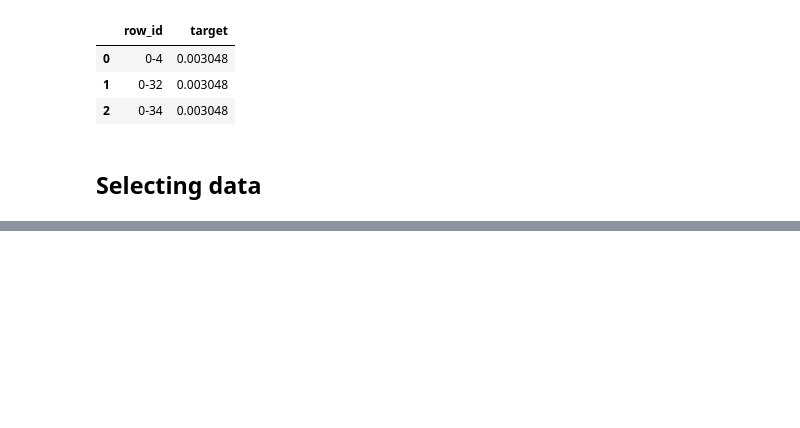
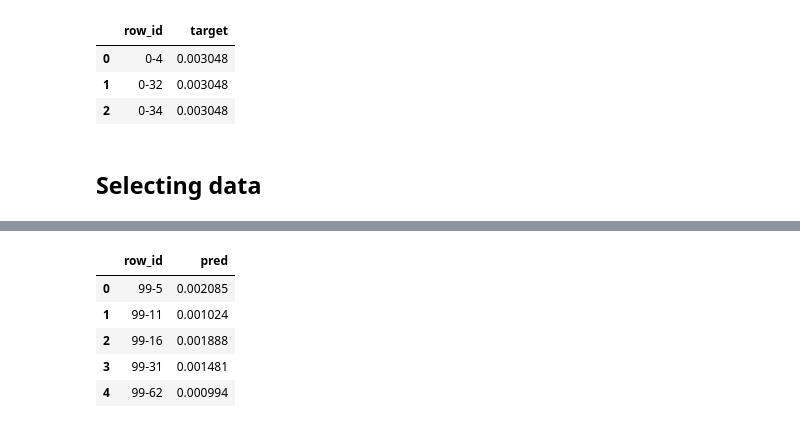
Before and after one commit to juan-ivan-NV/JI_Kaggle_Competitions, a Jupyter notebook: Optiver_Realized_Volatility_Prediction/Optiver_Realized_Volatility_Prediction.ipynb, the cells around one changed output, grey strips where cells are left out. Saved outputs shown, nothing was run; the diff lists cells and outputs as text; code cells hidden in the pictures; blank space fills up the shorter version.

```diff
--- a/Optiver_Realized_Volatility_Prediction/Optiver_Realized_Volatility_Prediction.ipynb
+++ b/Optiver_Realized_Volatility_Prediction/Optiver_Realized_Volatility_Prediction.ipynb
@@ -168,0 +137,3 @@ KeyboardInterrupt: ignored
+# %%
+def log_return(list_stock_prices):
+    return np.log(list_stock_prices).diff()
@@ -168,0 +202,9 @@ KeyboardInterrupt: ignored
+# %%
+df_past_realized_train.head()
+# %% [output]
+|  | row_id | pred |
+| 0 | 99-5 | 0.002085 |
+| 1 | 99-11 | 0.001024 |
+| 2 | 99-16 | 0.001888 |
+| 3 | 99-31 | 0.001481 |
+| 4 | 99-62 | 0.000994 |
```
Also changed, not shown: parts of 18 cells of this notebook.
